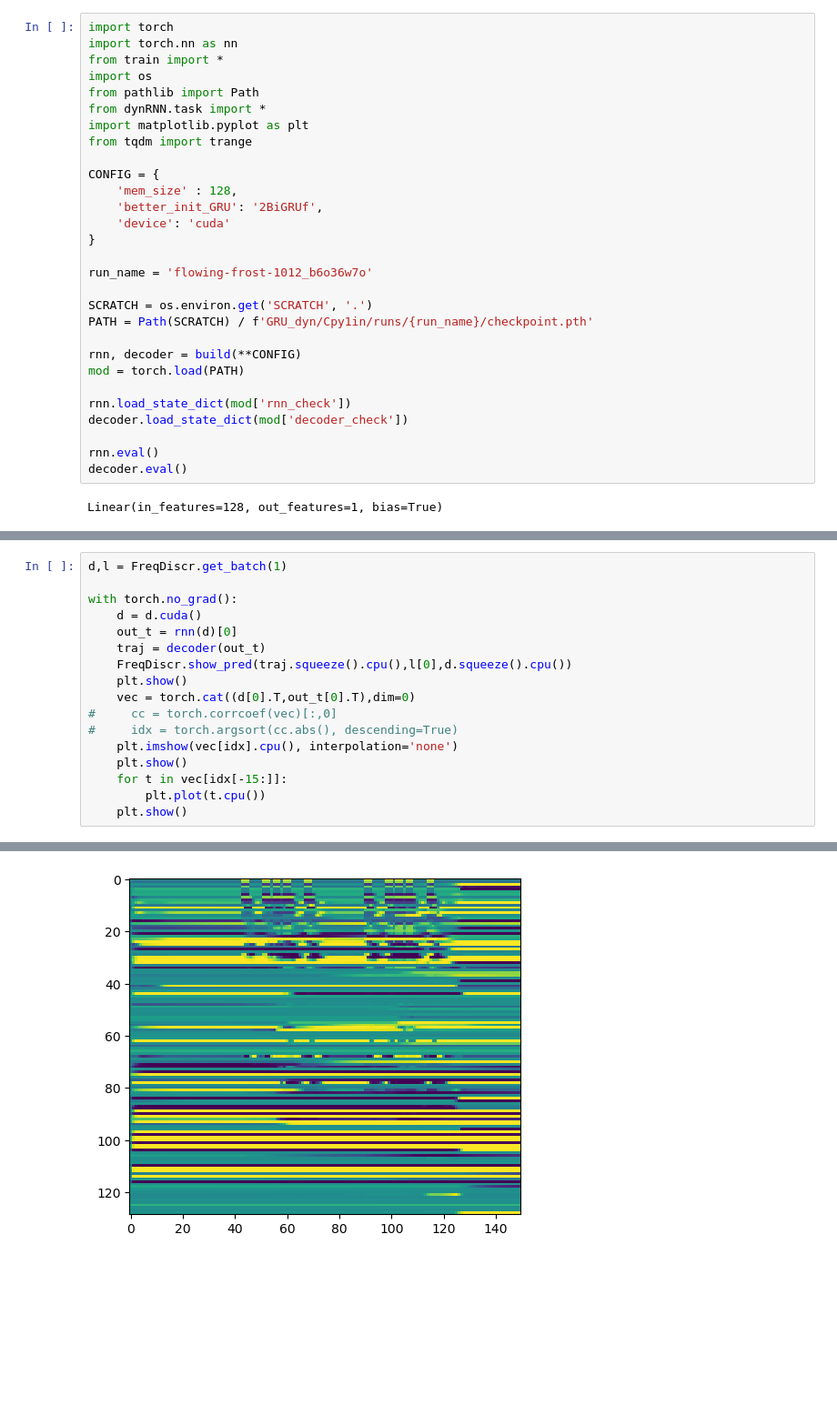
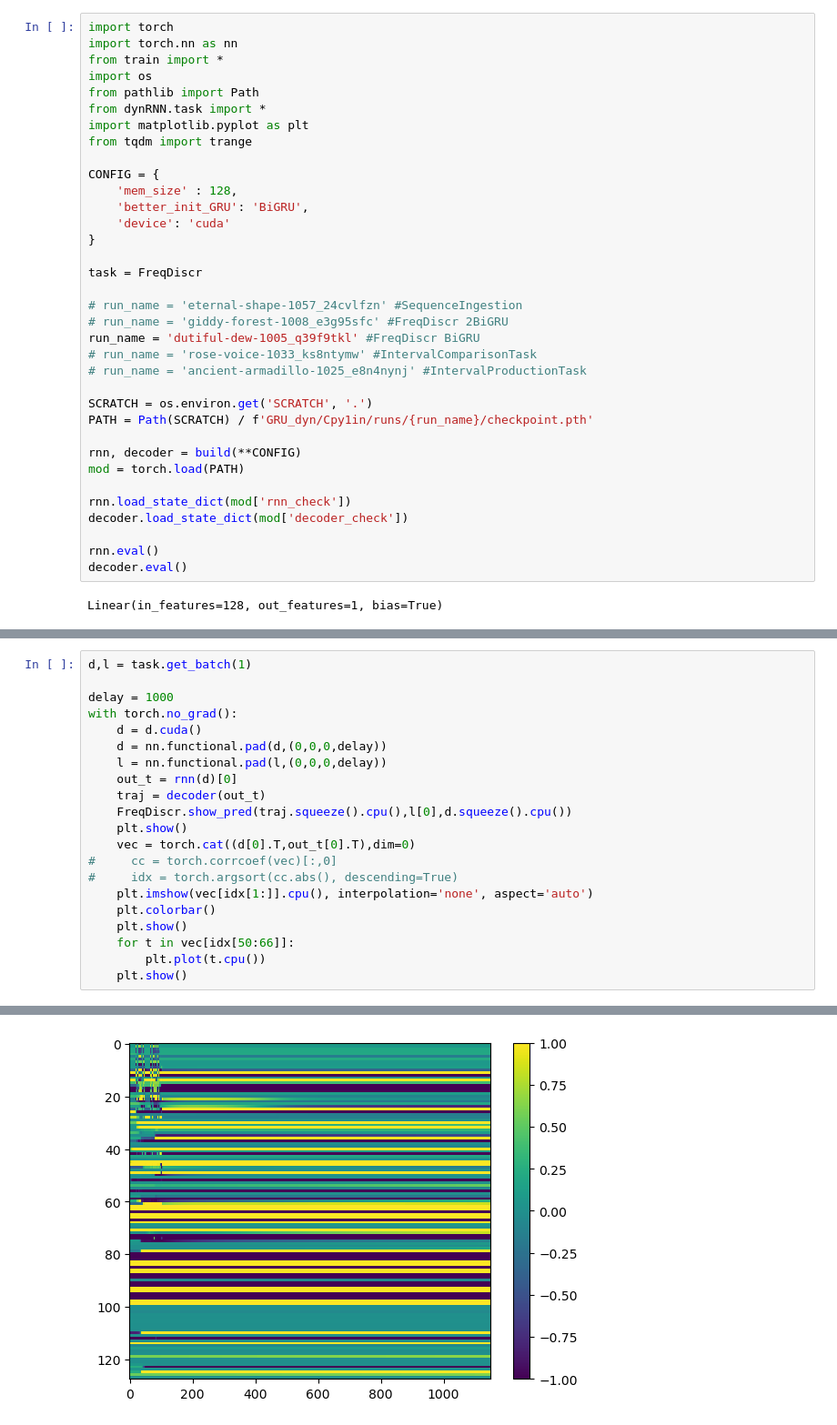
Before and after one commit to gerome-andry/RNN-dynamics, a Jupyter notebook: test.ipynb, the cells around one changed output, grey strips where cells are left out. Shown at 91% size. Cells and saved outputs as stored; diff of their text form; blank space fills up the shorter version.

```diff
--- a/test.ipynb
+++ b/test.ipynb
@@ -10,11 +10,17 @@ from tqdm import trange
 
 CONFIG = {
     'mem_size' : 128,
-    'better_init_GRU': '2BiGRUf',
+    'better_init_GRU': 'BiGRU',
     'device': 'cuda'
 }
 
-run_name = 'flowing-frost-1012_b6o36w7o'
+task = FreqDiscr
+
+# run_name = 'eternal-shape-1057_24cvlfzn' #SequenceIngestion
+# run_name = 'giddy-forest-1008_e3g95sfc' #FreqDiscr 2BiGRU
+run_name = 'dutiful-dew-1005_q39f9tkl' #FreqDiscr BiGRU
+# run_name = 'rose-voice-1033_ks8ntymw' #IntervalComparisonTask
+# run_name = 'ancient-armadillo-1025_e8n4nynj' #IntervalProductionTask
 
 SCRATCH = os.environ.get('SCRATCH', '.')
 PATH = Path(SCRATCH) / f'GRU_dyn/Cpy1in/runs/{run_name}/checkpoint.pth'
@@ -55,8 +61,11 @@ if CONFIG['mem_size'] == 2:
 # %%
-d,l = FreqDiscr.get_batch(1)
+d,l = task.get_batch(1)
 
+delay = 1000
 with torch.no_grad():
     d = d.cuda()
+    d = nn.functional.pad(d,(0,0,0,delay))
+    l = nn.functional.pad(l,(0,0,0,delay))
     out_t = rnn(d)[0]
     traj = decoder(out_t)
     FreqDiscr.show_pred(traj.squeeze().cpu(),l[0],d.squeeze().cpu())
@@ -64,9 +73,10 @@ with torch.no_grad():
     vec = torch.cat((d[0].T,out_t[0].T),dim=0)
 #     cc = torch.corrcoef(vec)[:,0]
 #     idx = torch.argsort(cc.abs(), descending=True)
-    plt.imshow(vec[idx].cpu(), interpolation='none')
+    plt.imshow(vec[idx[1:]].cpu(), interpolation='none', aspect='auto')
+    plt.colorbar()
     plt.show()
-    for t in vec[idx[-15:]]:
+    for t in vec[idx[50:66]]:
         plt.plot(t.cpu())
     plt.show()
 # %% [output]
@@ -74 +84 @@ with torch.no_grad():
-[figure, old version]
+[figure, new version]
```
Also changed, not shown: parts of 6 cells of this notebook.
